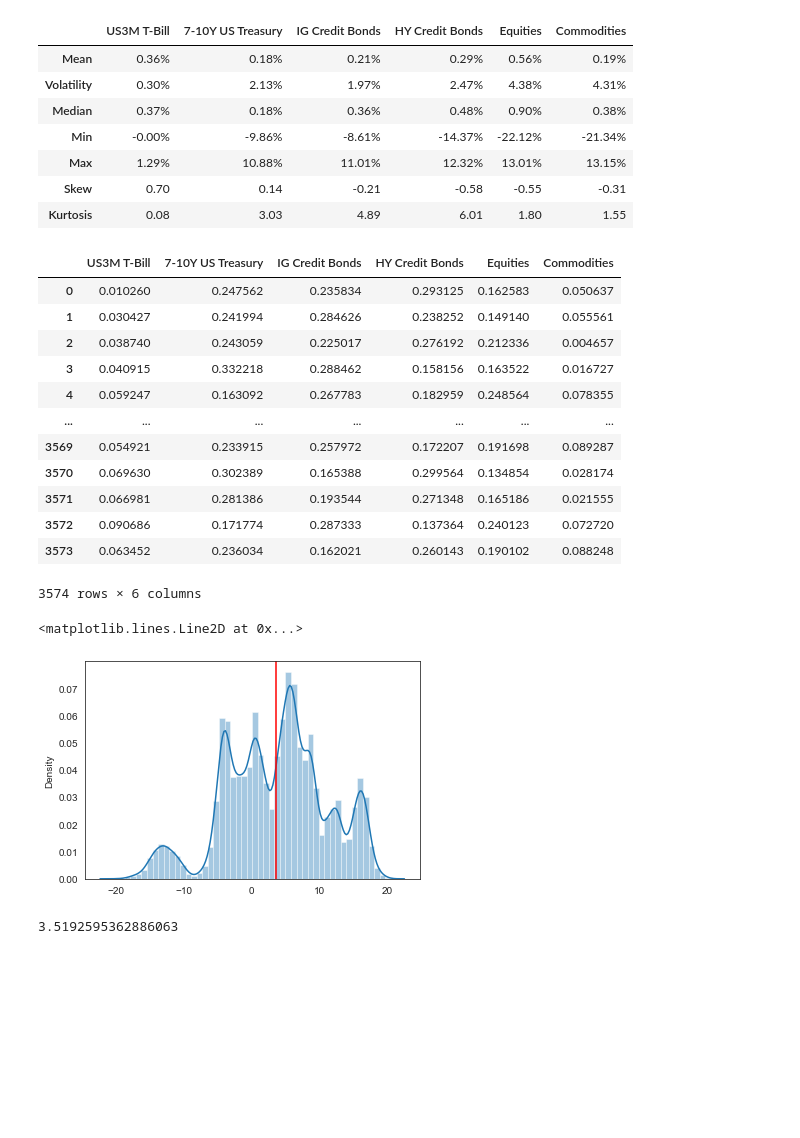
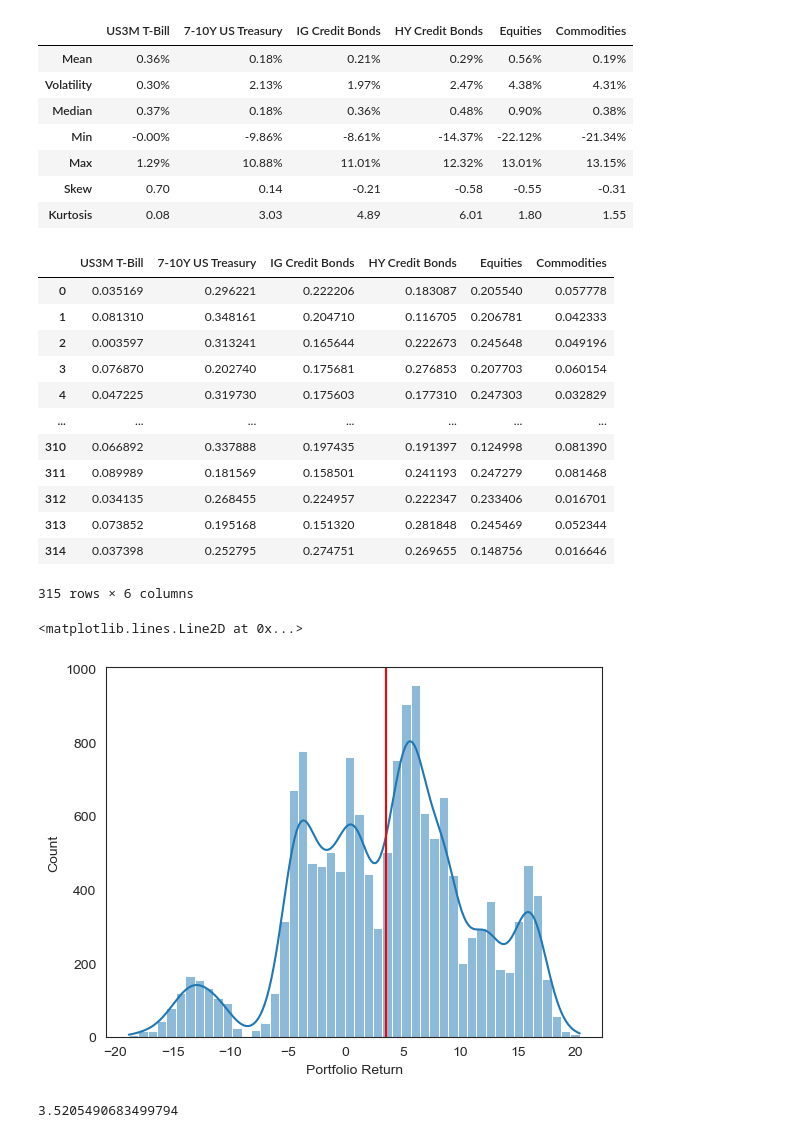
Before and after one commit to TylerWang1996/asset_simulations, a Jupyter notebook: notebooks/simulation analysis.ipynb, the cells around one changed output. Saved outputs shown, nothing was run; the diff lists cells and outputs as text; code cells hidden in the pictures; blank space fills up the shorter version.

```diff
--- a/notebooks/simulation analysis.ipynb
+++ b/notebooks/simulation analysis.ipynb
@@ -59,22 +59,22 @@ asset_ranges = {'US3M T-Bill': [0.0, 0.1], '7-10Y US Treasury': [0.15, 0.35],
                 'IG Credit Bonds': [0.15, 0.30], 'HY Credit Bonds': [0.10, 0.30],
                 'Equities': [0.10, 0.25], 'Commodities': [0.0, 0.10]}
 
-sim_ports = simulate_port.portfolio_randomizer(asset_ranges, iterations=1000000)
+sim_ports = simulate_port.portfolio_randomizer(asset_ranges, iterations=100000)
 sim_ports
 # %% [output]
 |  | US3M T-Bill | 7-10Y US Treasury | IG Credit Bonds | HY Credit Bonds | Equities | Commodities |
-| 0 | 0.010260 | 0.247562 | 0.235834 | 0.293125 | 0.162583 | 0.050637 |
-| 1 | 0.030427 | 0.241994 | 0.284626 | 0.238252 | 0.149140 | 0.055561 |
-| 2 | 0.038740 | 0.243059 | 0.225017 | 0.276192 | 0.212336 | 0.004657 |
-| 3 | 0.040915 | 0.332218 | 0.288462 | 0.158156 | 0.163522 | 0.016727 |
-| 4 | 0.059247 | 0.163092 | 0.267783 | 0.182959 | 0.248564 | 0.078355 |
+| 0 | 0.035169 | 0.296221 | 0.222206 | 0.183087 | 0.205540 | 0.057778 |
+| 1 | 0.081310 | 0.348161 | 0.204710 | 0.116705 | 0.206781 | 0.042333 |
+| 2 | 0.003597 | 0.313241 | 0.165644 | 0.222673 | 0.245648 | 0.049196 |
+| 3 | 0.076870 | 0.202740 | 0.175681 | 0.276853 | 0.207703 | 0.060154 |
+| 4 | 0.047225 | 0.319730 | 0.175603 | 0.177310 | 0.247303 | 0.032829 |
 | ... | ... | ... | ... | ... | ... | ... |
-| 3569 | 0.054921 | 0.233915 | 0.257972 | 0.172207 | 0.191698 | 0.089287 |
-| 3570 | 0.069630 | 0.302389 | 0.165388 | 0.299564 | 0.134854 | 0.028174 |
-| 3571 | 0.066981 | 0.281386 | 0.193544 | 0.271348 | 0.165186 | 0.021555 |
-| 3572 | 0.090686 | 0.171774 | 0.287333 | 0.137364 | 0.240123 | 0.072720 |
-| 3573 | 0.063452 | 0.236034 | 0.162021 | 0.260143 | 0.190102 | 0.088248 |
+| 310 | 0.066892 | 0.337888 | 0.197435 | 0.191397 | 0.124998 | 0.081390 |
+| 311 | 0.089989 | 0.181569 | 0.158501 | 0.241193 | 0.247279 | 0.081468 |
+| 312 | 0.034135 | 0.268455 | 0.224957 | 0.222347 | 0.233406 | 0.016701 |
+| 313 | 0.073852 | 0.195168 | 0.151320 | 0.281848 | 0.245469 | 0.052344 |
+| 314 | 0.037398 | 0.252795 | 0.274751 | 0.269655 | 0.148756 | 0.016646 |
-3574 rows × 6 columns
+315 rows × 6 columns
 # %%
 # Full series returns simulation
 
@@ -85,15 +85,15 @@ hist_sim = full_hist_sim.copy()
 hist_sim = hist_sim.set_index('Date')
 hist_sim = hist_sim * 100
 # %%
-res = sns.distplot(hist_sim)
+res = sns.histplot(hist_sim['Portfolio Return'], kde=True)
 plt.axvline(x=hist_sim['Portfolio Return'].mean(),color='red')
 # %% [output]
 <matplotlib.lines.Line2D at 0x...>
-[figure, old version]
+[figure, new version]
 # %%
 hist_sim['Portfolio Return'].mean()
 # %% [output]
-3.5192595362886063
+3.5205490683499794
 # %%
 hist_sim['Portfolio Return'].describe()
 # %% [output]
```
Also changed, not shown: parts of 9 cells of this notebook.
